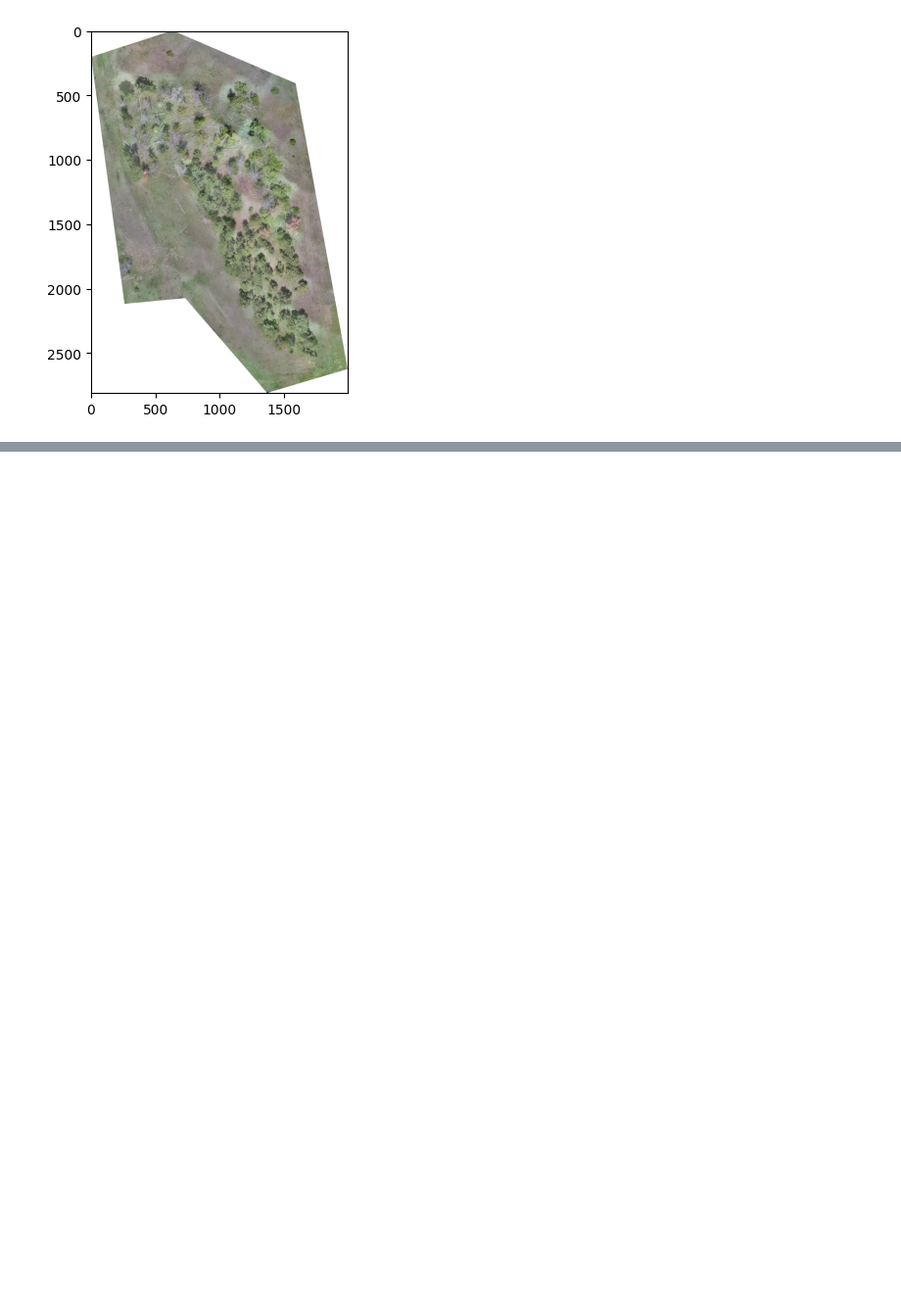
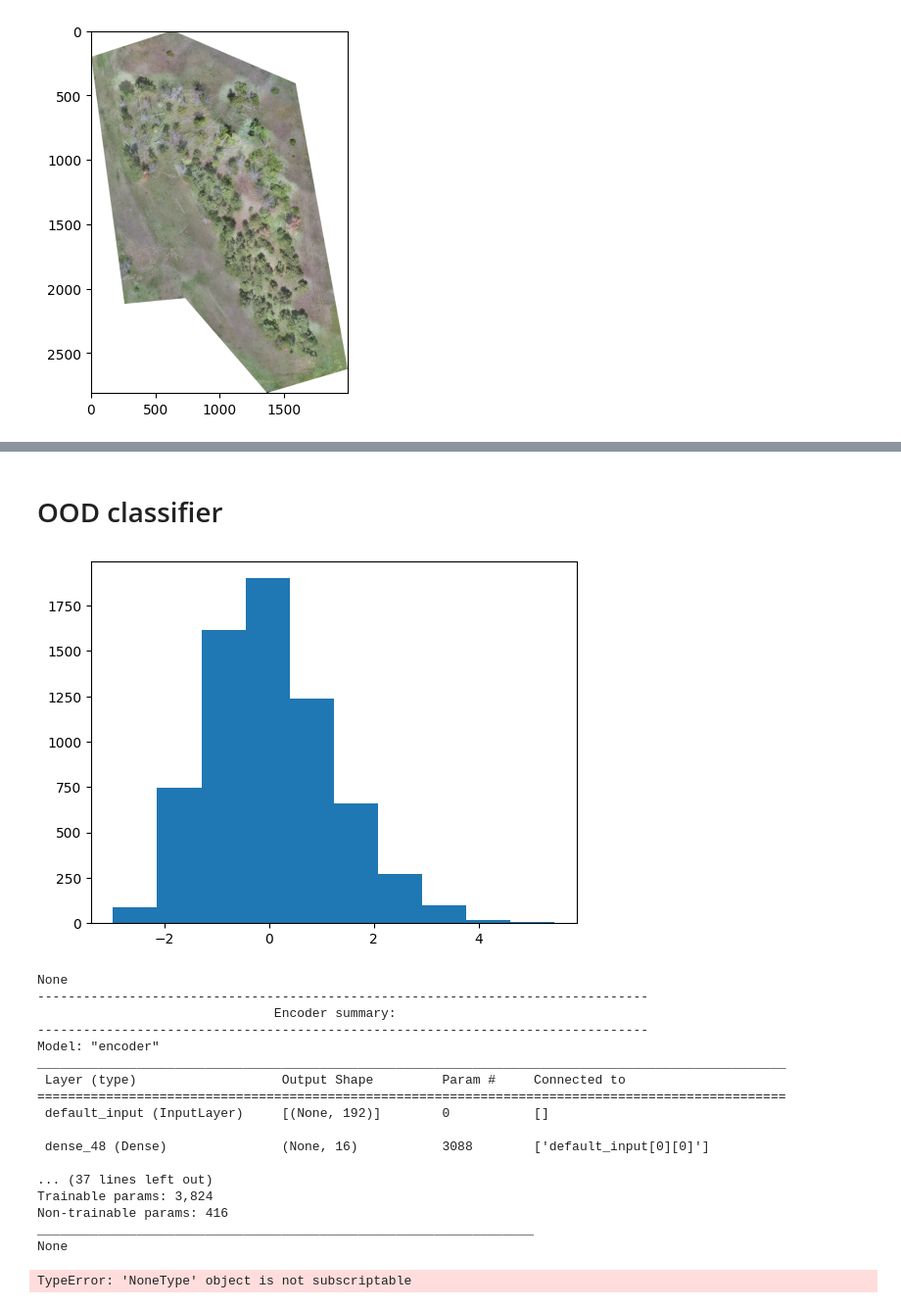
Before and after one commit to ArianeMora/remseno, a Jupyter notebook: notebooks/Figure1.ipynb, the cells around one changed output, grey strips where cells are left out. Shown at 98% size. Saved outputs shown, nothing was run; the diff lists cells and outputs as text; code cells hidden in the pictures; blank space fills up the shorter version.

```diff
--- a/notebooks/Figure1.ipynb
+++ b/notebooks/Figure1.ipynb
@@ -464,0 +215,72 @@ Doesn't have a mask!
+# %% [markdown]
+# OOD classifier
+# %%
+img_bands = [1, 2, 3]
+config = {'scale_data': False,
+                  'learning'
+                          # Whether to min max scale your data VAEs work best when data is pre-normalised & outliers removed for trainiing
+                          'batch_norm': True,
+                          'loss': {'loss_type': 'mse',  # mean squared error
+                                   'distance_metric': 'mmd',  # Maximum mean discrepency (can use kl but it works worse)
+                                   'mmd_weight': 0.001},
+                          # Weight of mmd vs mse - basically having this > 1 will weigh making it normally distributed higher
+                          # and making it < 1 will make reconstruction better.
+                          'encoding': {'layers': [{'num_nodes': 16, 'activation_fn': 'relu'}]}, # First layer of encoding
+                          'decoding': {'layers': [{'num_nodes': 16, 'activation_fn': 'relu'}]},  # Second layer of decoding
+                          'latent': {'num_nodes': 8},  # 64, 32 looked the best so far...
+                          'optimiser': {'params': {'learning_rate': 0.01}, 'name': 'adam'}}  # Empty params means use default
+
+ood = OOD(o, c, config=config)
+dist = ood.train_ood(image=o, coords=c, bands=[o.get_band(b) for b in img_bands],
+                     width_m=1, height_m=1, downsample=20)
+
+# Now let's also plot the reconstruction
+plt.hist(dist[:, 0])
+plt.show()
+vae = ood.vae
+encoding = vae.encode_new_data(ood.train_df[ood.training_cols].values, scale=False)
+plt.figure(figsize=(20, 2))
+
+n, xi = 4, 0
+for i in [1, 200, 600, 100]:
+    d = vae.decoder.predict(np.array([encoding[i]]))[0]
+    ax = plt.subplot(1, n, xi + 1)
+    reshaped = d.reshape(ood.shape)
+    img = reshaped.swapaxes(0, 1)
+    img = img.swapaxes(1, 2)
+    xi += 1
+    plt.imshow(img)
+plt.show()
+
+encoding = ood.train_df[ood.training_cols].values  # i.e. just do the data
+plt.figure(figsize=(20, 2))
+xi = 0
+for i in [1, 200, 600, 100]:
+    d = encoding[i]
+    ax = plt.subplot(1, n, xi + 1)
+    reshaped = d.reshape(ood.shape)
+    img = reshaped.swapaxes(0, 1)
+    img = img.swapaxes(1, 2)
+    plt.imshow(img)
+    xi += 1
+plt.show()
+# %% [output]
+[figure, added]
+None
+--------------------------------------------------------------------------------
+                               Encoder summary:
+--------------------------------------------------------------------------------
+Model: "encoder"
+__________________________________________________________________________________________________
+ Layer (type)                   Output Shape         Param #     Connected to
+==================================================================================================
+ default_input (InputLayer)     [(None, 192)]        0           []
+
+ dense_48 (Dense)               (None, 16)           3088        ['default_input[0][0]']
+
+... (37 lines left out)
+Trainable params: 3,824
+Non-trainable params: 416
+_________________________________________________________________
+None
+TypeError: 'NoneType' object is not subscriptable
```
Also changed, not shown: parts of 29 cells of this notebook, 5 other files.
